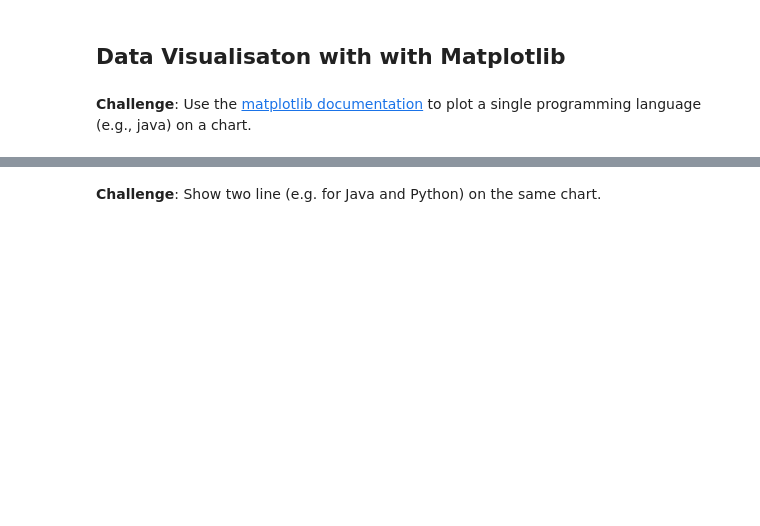
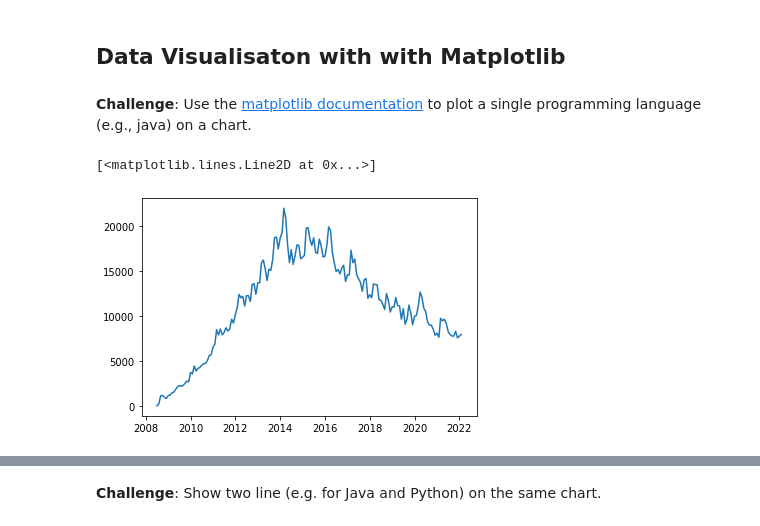
Before and after one commit to zoard-ehmann/100-days-of-python, a Jupyter notebook: Day72/Data_Visualisation/Programming_Languages.ipynb, the cells around one changed output, grey strips where cells are left out. Cells and saved outputs as stored; diff of their text form; code cells hidden in the pictures; blank space fills up the shorter version.

Commit message:
Data visualisation with Matplotlib

```diff
--- a/Day72/Data_Visualisation/Programming_Languages.ipynb
+++ b/Day72/Data_Visualisation/Programming_Languages.ipynb
@@ -224,3 +219,8 @@ False
 ## Data Visualisaton with with Matplotlib
 # %% [markdown]
 **Challenge**: Use the [matplotlib documentation](https://matplotlib.org/3.2.1/api/_as_gen/matplotlib.pyplot.plot.html#matplotlib.pyplot.plot) to plot a single programming language (e.g., java) on a chart.
+# %%
+plt.plot(reshaped_df.index, reshaped_df['java'])
+# %% [output]
+[<matplotlib.lines.Line2D at 0x...>]
+[figure, added]
```
Also changed, not shown: parts of 7 cells of this notebook.
